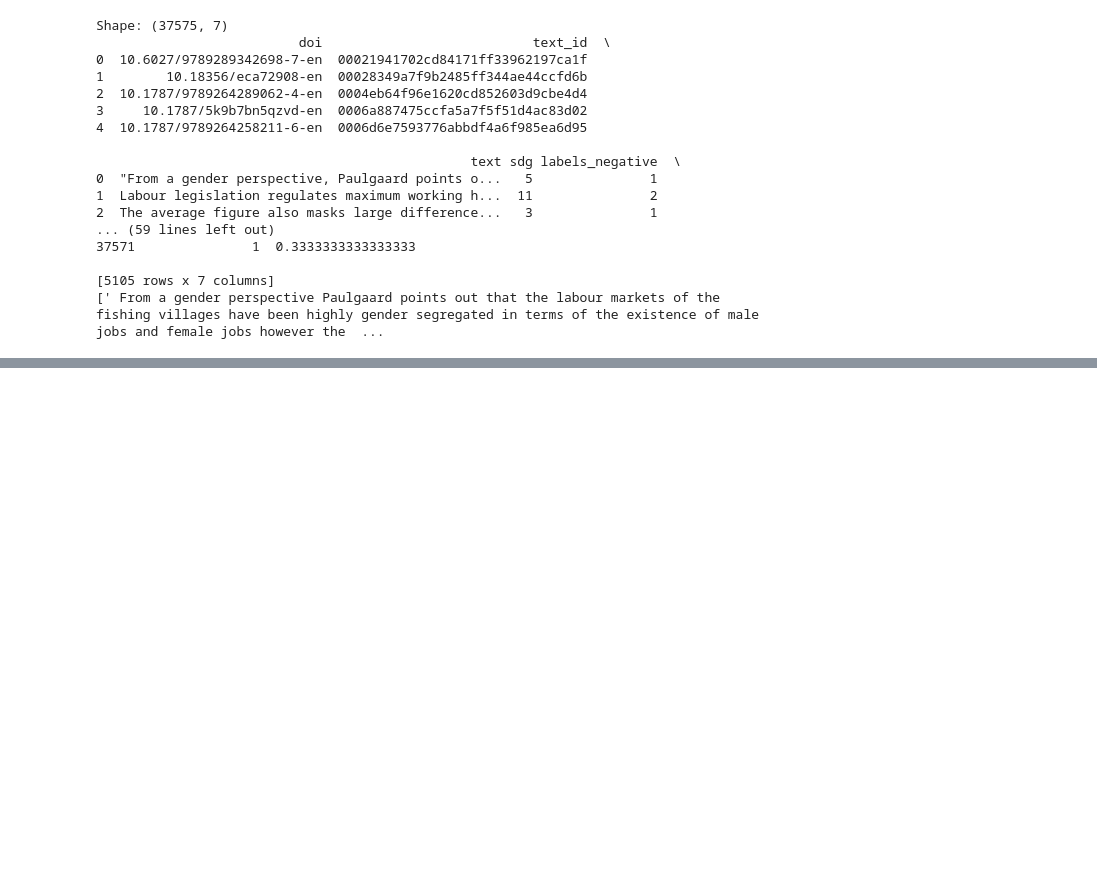
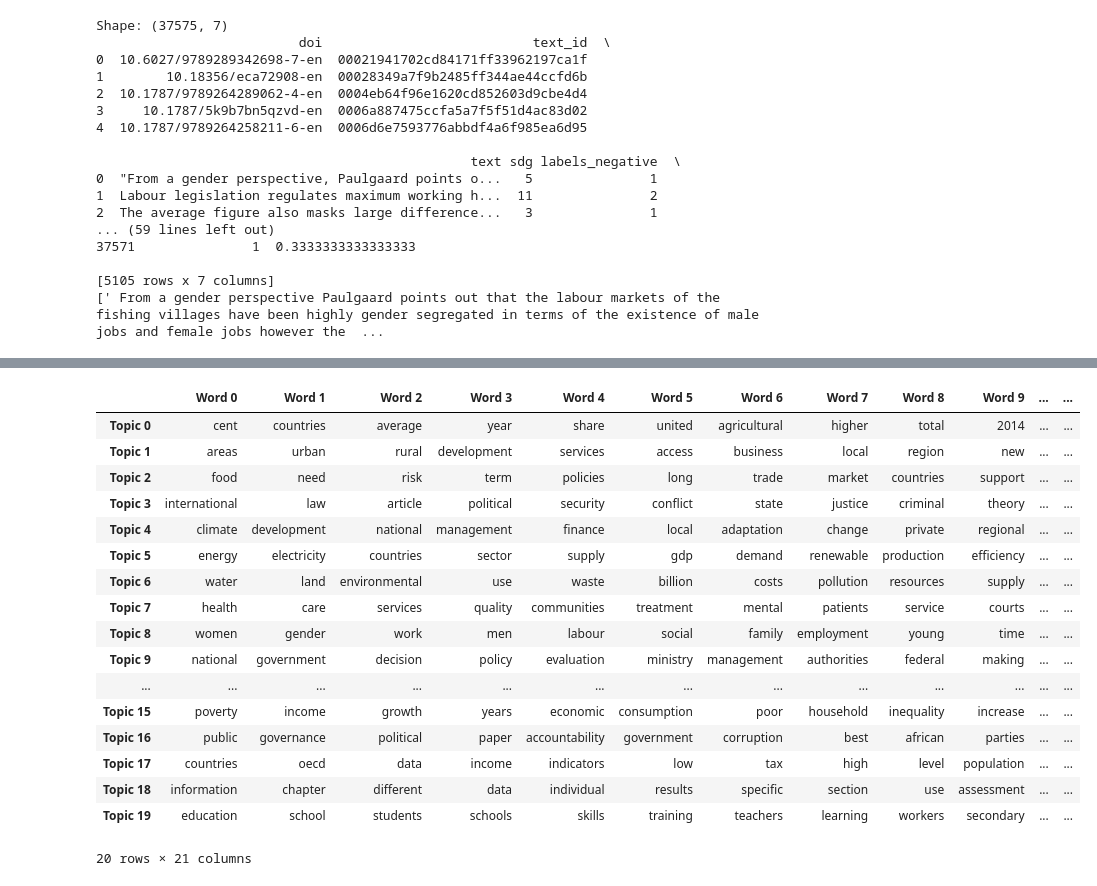
Before and after one commit to freetown113/SDG_AILab_Fellowship, a Jupyter notebook: assignment.ipynb, the cells around one changed output, grey strips where cells are left out. Cells and saved outputs as stored; diff of their text form; code cells hidden in the pictures; blank space fills up the shorter version.

```diff
--- a/assignment.ipynb
+++ b/assignment.ipynb
@@ -33,0 +117,38 @@ Shape: (37575, 7)
+# %%
+# Words per each topic visualisation
+def show_topics(vectorizer=vectorizer, lda_model=lda_model, n_words=20):
+    keywords = np.array(vectorizer.get_feature_names_out())
+    topic_keywords = []
+    for topic_weights in lda_model.components_:
+        top_keyword_locs = (-topic_weights).argsort()[:n_words]
+        topic_keywords.append(keywords.take(top_keyword_locs))
+    return topic_keywords
+topic_keywords = show_topics(vectorizer=vectorizer, lda_model=lda_model)
+
+df_topic_keywords = pd.DataFrame(topic_keywords)
+df_topic_keywords.columns = ['Word '+str(i) for i in range(df_topic_keywords.shape[1])]
+df_topic_keywords.index = ['Topic '+str(i) for i in range(df_topic_keywords.shape[0])]
+df_topic_keywords
+
+Topics = ["Topic_"+str(i) for i in range(lda_model.n_components)]
+df_topic_keywords["Topics"]=Topics
+df_topic_keywords
+# %% [output]
+|  | Word 0 | Word 1 | Word 2 | Word 3 | Word 4 | Word 5 | Word 6 | Word 7 | Word 8 | Word 9 | ... | ... |
+| Topic 0 | cent | countries | average | year | share | united | agricultural | higher | total | 2014 | ... | ... |
+| Topic 1 | areas | urban | rural | development | services | access | business | local | region | new | ... | ... |
+| Topic 2 | food | need | risk | term | policies | long | trade | market | countries | support | ... | ... |
+| Topic 3 | international | law | article | political | security | conflict | state | justice | criminal | theory | ... | ... |
+| Topic 4 | climate | development | national | management | finance | local | adaptation | change | private | regional | ... | ... |
+| Topic 5 | energy | electricity | countries | sector | supply | gdp | demand | renewable | production | efficiency | ... | ... |
+| Topic 6 | water | land | environmental | use | waste | billion | costs | pollution | resources | supply | ... | ... |
+| Topic 7 | health | care | services | quality | communities | treatment | mental | patients | service | courts | ... | ... |
+| Topic 8 | women | gender | work | men | labour | social | family | employment | young | time | ... | ... |
+| Topic 9 | national | government | decision | policy | evaluation | ministry | management | authorities | federal | making | ... | ... |
+| ... | ... | ... | ... | ... | ... | ... | ... | ... | ... | ... | ... | ... |
+| Topic 15 | poverty | income | growth | years | economic | consumption | poor | household | inequality | increase | ... | ... |
+| Topic 16 | public | governance | political | paper | accountability | government | corruption | best | african | parties | ... | ... |
+| Topic 17 | countries | oecd | data | income | indicators | low | tax | high | level | population | ... | ... |
+| Topic 18 | information | chapter | different | data | individual | results | specific | section | use | assessment | ... | ... |
+| Topic 19 | education | school | students | schools | skills | training | teachers | learning | workers | secondary | ... | ... |
+20 rows × 21 columns
```
Also changed, not shown: parts of 7 cells of this notebook.
